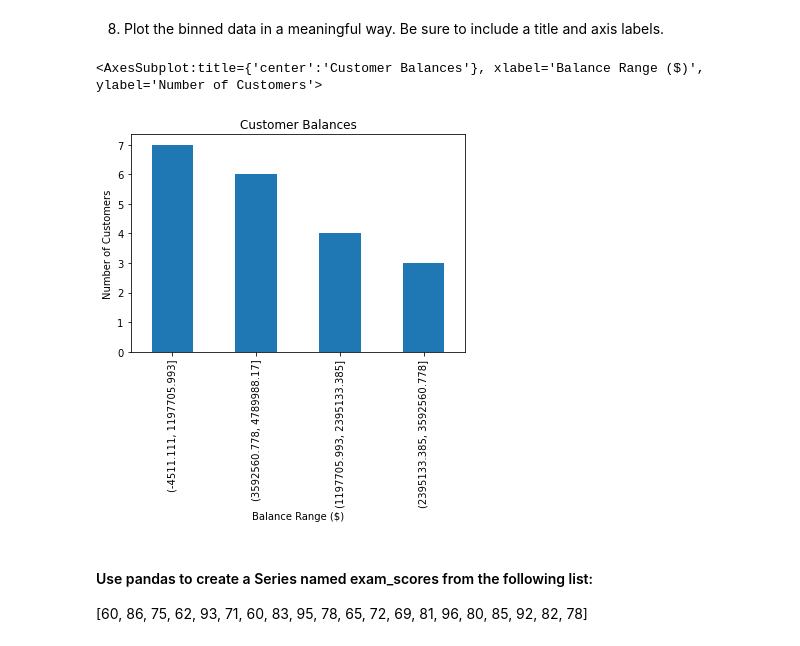
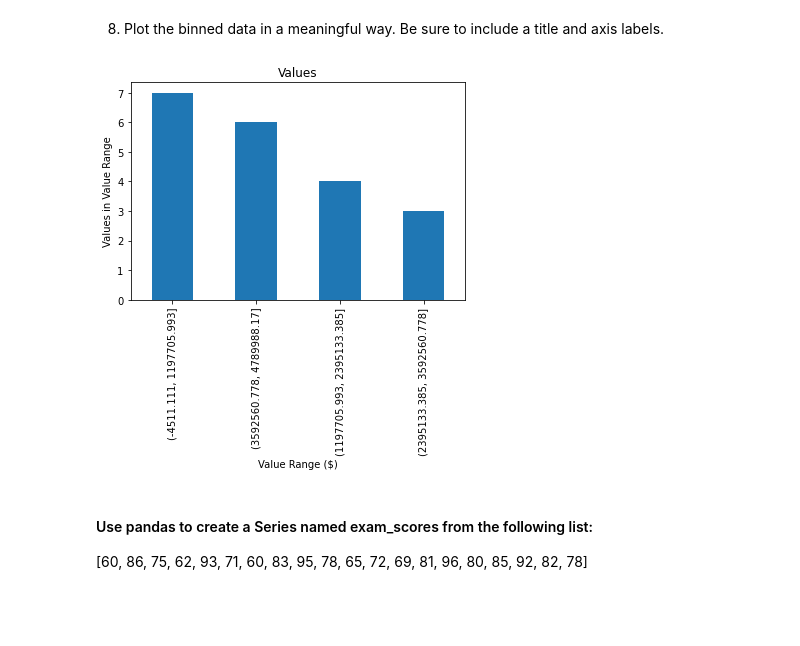
Before and after one commit to sophia-stewart/numpy-pandas-visualization-exercises, a Jupyter notebook: pandas_series.ipynb, the cells around one changed output. Cells and saved outputs as stored; diff of their text form; code cells hidden in the pictures; blank space fills up the shorter version.

```diff
--- a/pandas_series.ipynb
+++ b/pandas_series.ipynb
@@ -496,12 +507,11 @@ dtype: int64
 # %% [markdown]
 8. Plot the binned data in a meaningful way. Be sure to include a title and axis labels.
 # %%
-numbers_float.value_counts(bins = 4).plot.bar(xlabel = 'Balance Range ($)',
-                                             ylabel = 'Number of Customers',
-                                             title = 'Customer Balances')
+numbers_float.value_counts(bins = 4).plot.bar(xlabel = 'Value Range ($)',
+                                             ylabel = 'Values in Value Range',
+                                             title = 'Values');
 # %% [output]
-<AxesSubplot:title={'center':'Customer Balances'}, xlabel='Balance Range ($)', ylabel='Number of Customers'>
-[figure, old version]
+[figure, new version]
 # %% [markdown]
 #### Use pandas to create a Series named exam_scores from the following list:
 
```
Also changed, not shown: parts of 5 cells of this notebook.
